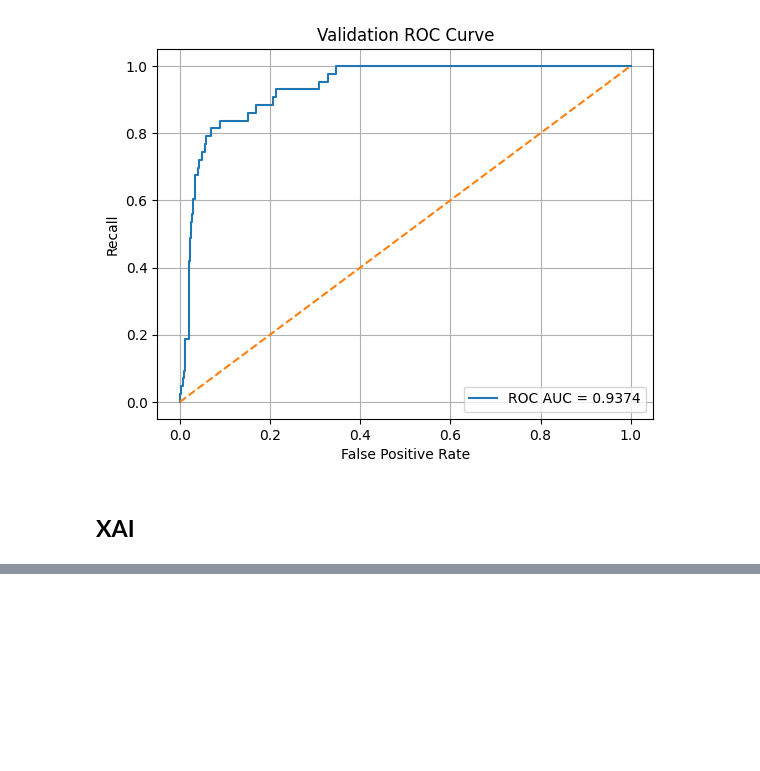
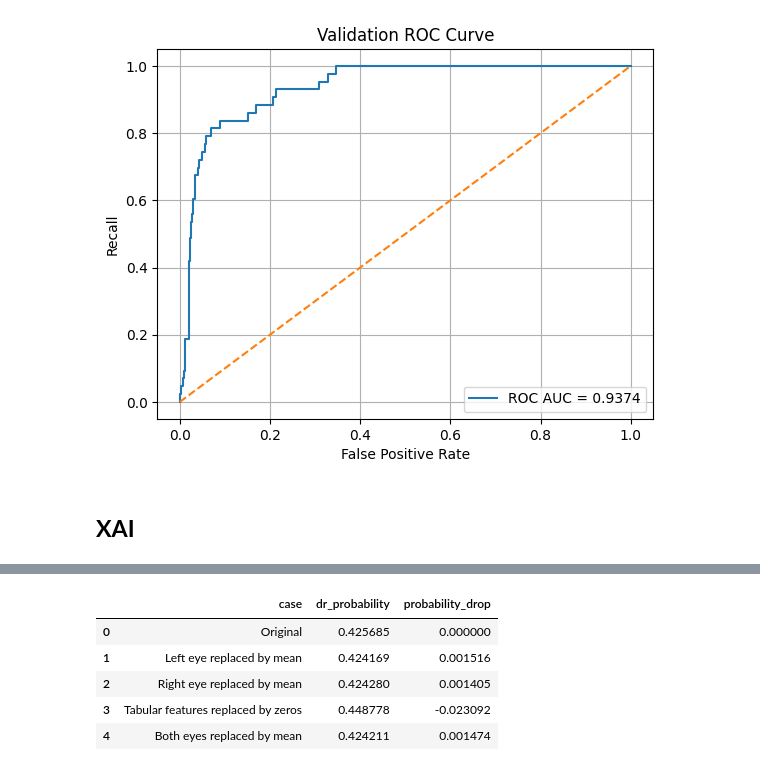
Before and after one commit to AliElrouby/Research_Project, a Jupyter notebook: Code/AliElrouby/Model3/Model3_Paper1_0_1.ipynb, the cells around one changed output, grey strips where cells are left out. Cells and saved outputs as stored; diff of their text form; code cells hidden in the pictures; blank space fills up the shorter version.

```diff
--- a/Code/AliElrouby/Model3/Model3_Paper1_0_1.ipynb
+++ b/Code/AliElrouby/Model3/Model3_Paper1_0_1.ipynb
@@ -2217,51 +2265,70 @@ def run_occlusion_sensitivity(
 # %%
+
+
+
+
+
+
+
+
+
+
+
 # =========================================================
-# 5) MODALITY ABLATION ONLY
+# MODALITY ABLATION TABLE
 # =========================================================
 
-def run_modality_ablation(xai_data, save=True):
-    left_batch = xai_data["left_batch"]
-    right_batch = xai_data["right_batch"]
-    tab_batch = xai_data["tab_batch"]
-    base_prob = xai_data["base_prob"]
-    sample_index = xai_data["sample_index"]
+left_mean = np.ones_like(left_batch) * np.mean(left_batch)
+right_mean = np.ones_like(right_batch) * np.mean(right_batch)
+tab_zero = np.zeros_like(tab_batch)
 
-    left_mean = np.ones_like(left_batch) * np.mean(left_batch)
-    right_mean = np.ones_like(right_batch) * np.mean(right_batch)
-    tab_zero = np.zeros_like(tab_batch)
+prob_without_left = float(
+    predict_dr_prob(left_mean, right_batch, tab_batch)[0]
+)
 
-    prob_without_left = float(predict_dr_prob(left_mean, right_batch, tab_batch)[0])
-    prob_without_right = float(predict_dr_prob(left_batch, right_mean, tab_batch)[0])
-    prob_without_tabular = float(predict_dr_prob(left_batch, right_batch, tab_zero)[0])
-    prob_without_images = float(predict_dr_prob(left_mean, right_mean, tab_batch)[0])
+prob_without_right = float(
+    predict_dr_prob(left_batch, right_mean, tab_batch)[0]
+)
 
-    ablation_df = pd.DataFrame({
-        "case": [
-            "Original",
-            "Left eye replaced by mean",
-            "Right eye replaced by mean",
-            "Tabular features replaced by zeros",
-            "Both eyes replaced by mean"
-        ],
-        "dr_probability": [
-            base_prob,
-            prob_without_left,
-            prob_without_right,
-            prob_without_tabular,
-            prob_without_images
-        ]
-    })
+prob_without_tabular = float(
+    predict_dr_prob(left_batch, right_batch, tab_zero)[0]
+)
 
-    ablation_df["probability_drop"] = base_prob - ablation_df["dr_probability"]
+prob_without_images = float(
+    predict_dr_prob(left_mean, right_mean, tab_batch)[0]
+)
 
-    display(ablation_df)
+ablation_df = pd.DataFrame({
+    "case": [
+        "Original",
+        "Left eye replaced by mean",
+        "Right eye replaced by mean",
+        "Tabular features replaced by zeros",
+        "Both eyes replaced by mean"
+    ],
+    "dr_probability": [
+        base_prob,
+        prob_without_left,
+        prob_without_right,
+        prob_without_tabular,
+        prob_without_images
+    ]
+})
 
-    if save:
-        ablation_df.to_csv(
-            os.path.join(XAI_DIR, f"sample_{sample_index}_modality_ablation.csv"),
-            index=False
-        )
+ablation_df["probability_drop"] = base_prob - ablation_df["dr_probability"]
 
-    gc.collect()
+display(ablation_df)
 
-    return ablation_df
+ablation_df.to_csv(
+    os.path.join(XAI_DIR, f"sample_{sample_index}_modality_ablation.csv"),
+    index=False
+)
+
+print("Saved XAI outputs to:", XAI_DIR)
+# %% [output]
+|  | case | dr_probability | probability_drop |
+| 0 | Original | 0.425685 | 0.000000 |
+| 1 | Left eye replaced by mean | 0.424169 | 0.001516 |
+| 2 | Right eye replaced by mean | 0.424280 | 0.001405 |
+| 3 | Tabular features replaced by zeros | 0.448778 | -0.023092 |
+| 4 | Both eyes replaced by mean | 0.424211 | 0.001474 |
```
Also changed, not shown: parts of 14 cells of this notebook, 10 other files.
